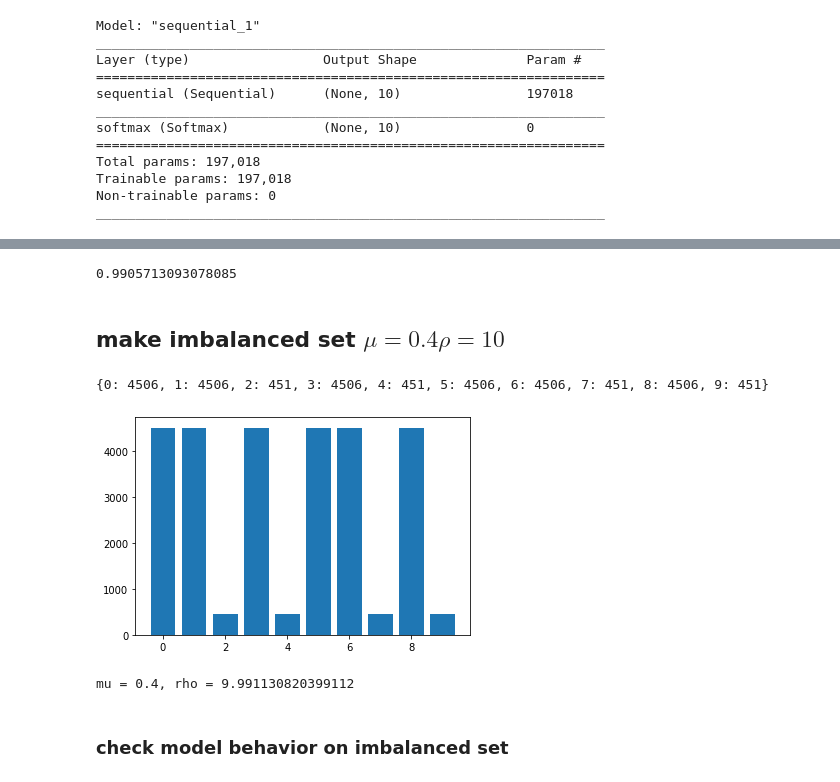
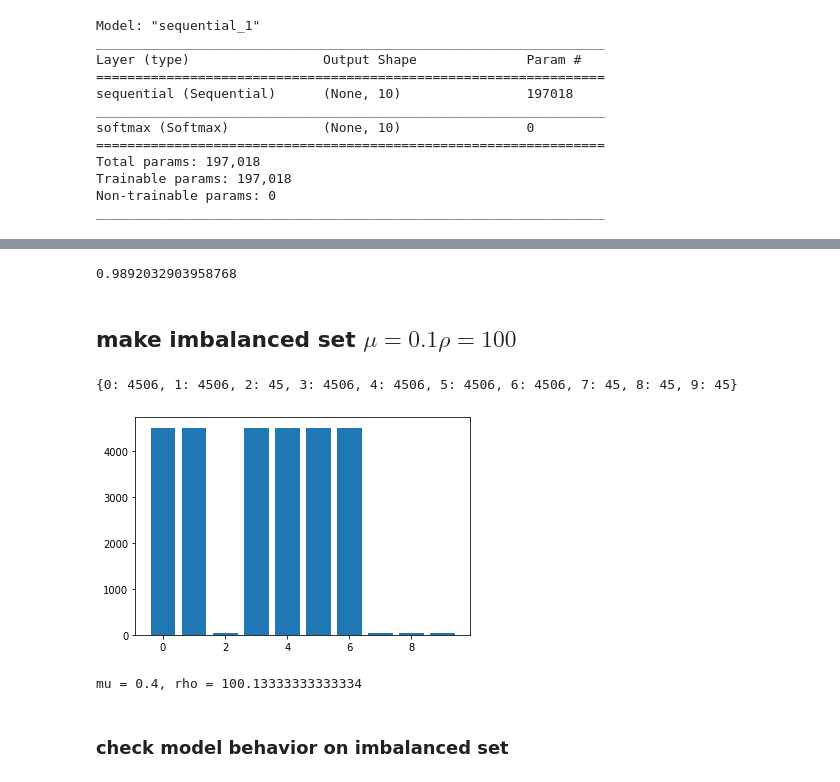
Before and after one commit to wojciechowskiofficial/adversarial_learning, a Jupyter notebook: exp_single_class_step_imbalance.ipynb, the cells around one changed output, grey strips where cells are left out. Saved outputs shown, nothing was run; the diff lists cells and outputs as text; code cells hidden in the pictures.

```diff
--- a/exp_single_class_step_imbalance.ipynb
+++ b/exp_single_class_step_imbalance.ipynb
@@ -131,24 +139,26 @@ plt.show()
 # %%
-baseline_test_preds = tf.argmax(baseline_probab(test_images_tf), axis=-1)
-baseline_gmean = imblearn.metrics.geometric_mean_score(test_labels, baseline_test_preds,
-                                                       correction = np.finfo(np.float32).eps)
-print(baseline_gmean)
+with tf.device('CPU:0'):
+    baseline_test_preds = tf.argmax(baseline_probab(test_images_tf), axis=-1)
+    baseline_gmean = imblearn.metrics.geometric_mean_score(test_labels, baseline_test_preds,
+                                                           correction = np.finfo(np.float32).eps)
+    print(baseline_gmean)
 # %% [output]
-0.9905713093078085
+0.9892032903958768
 # %%
 #write_to_json(history.history, baseline_gmean, 'checkpoints/balanced/metrics_balanced.json')
 # %% [markdown]
-## make imbalanced set $\mu=0.4 \rho=10$
+## make imbalanced set $\mu=0.1 \rho=100$
 # %%
-(imb_train_images, imb_train_labels) = hf.Imbalance.change_set_statistics(train_images, train_labels, 0.4, 10)
-print(hf.Imbalance.get_set_distribution(imb_train_labels))
-hf.Imbalance.plot_set_distribution(imb_train_images, imb_train_labels)
-imb_train_images_expanded = np.expand_dims(imb_train_images, axis = 3)
-imb_train_images_tf = tf.cast(imb_train_images_expanded, dtype = tf.float32) / 255.0
+with tf.device('CPU:0'):
+    (imb_train_images, imb_train_labels) = hf.Imbalance.change_set_statistics(train_images, train_labels, 0.4, 100)
+    print(hf.Imbalance.get_set_distribution(imb_train_labels))
+    hf.Imbalance.plot_set_distribution(imb_train_images, imb_train_labels)
+    imb_train_images_expanded = np.expand_dims(imb_train_images, axis = 3)
+    imb_train_images_tf = tf.cast(imb_train_images_expanded, dtype = tf.float32) / 255.0
 # %% [output]
-{0: 4506, 1: 4506, 2: 451, 3: 4506, 4: 451, 5: 4506, 6: 4506, 7: 451, 8: 4506, 9: 451}
+{0: 4506, 1: 4506, 2: 45, 3: 4506, 4: 4506, 5: 4506, 6: 4506, 7: 45, 8: 45, 9: 45}
-[figure, old version]
+[figure, new version]
-mu = 0.4, rho = 9.991130820399112
+mu = 0.4, rho = 100.13333333333334
 # %% [markdown]
 ### check model behavior on imbalanced set
 # %%
```
Also changed, not shown: parts of 10 cells of this notebook, 2 other files.
